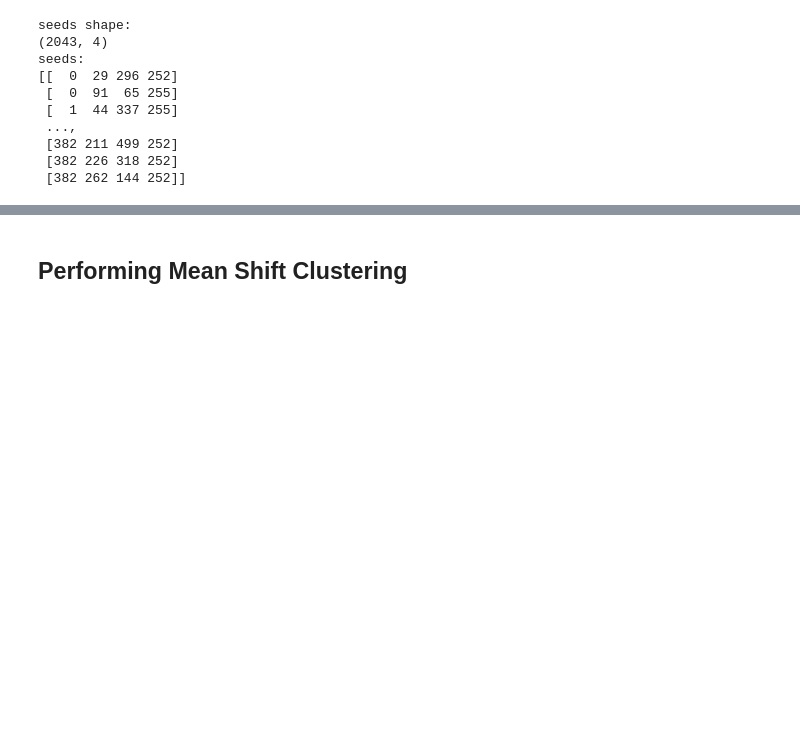
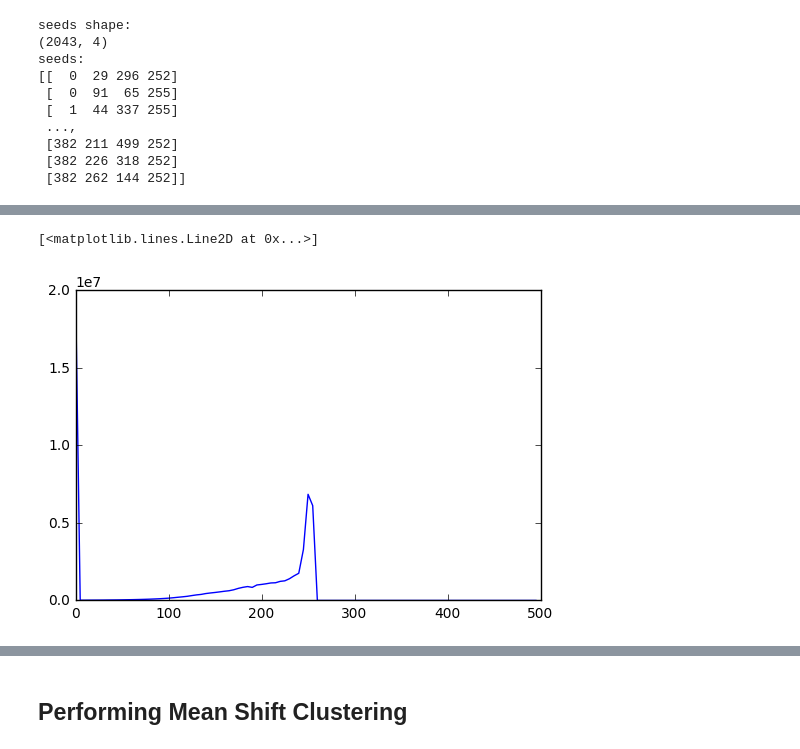
Before and after one commit to jonl1096/cell-segmentation-mlfinal, a Jupyter notebook: Clustering.ipynb, the cells around one changed output, grey strips where cells are left out. Saved outputs shown, nothing was run; the diff lists cells and outputs as text; code cells hidden in the pictures; blank space fills up the shorter version.

```diff
--- a/Clustering.ipynb
+++ b/Clustering.ipynb
@@ -254,0 +284,18 @@ seeds:
+# %%
+x_value = shape[0]
+y_value = shape[1]
+z_value = shape[2]
+
+imgflat = img.reshape(-1)
+
+clahe = cv2.createCLAHE(clipLimit=2.0, tileGridSize=(8,8))
+# %%
+img_grey = np.array(imgflat * 255, dtype = np.uint8)
+# %%
+temp = clahe.apply(img_grey)
+# %%
+(values, bins) = np.histogram(temp, bins=100, range=(0,500))
+plt.plot(bins[:-1], values)
+# %% [output]
+[<matplotlib.lines.Line2D at 0x...>]
+[figure, added]
```
Also changed, not shown: parts of 35 cells of this notebook, 8 other files.
